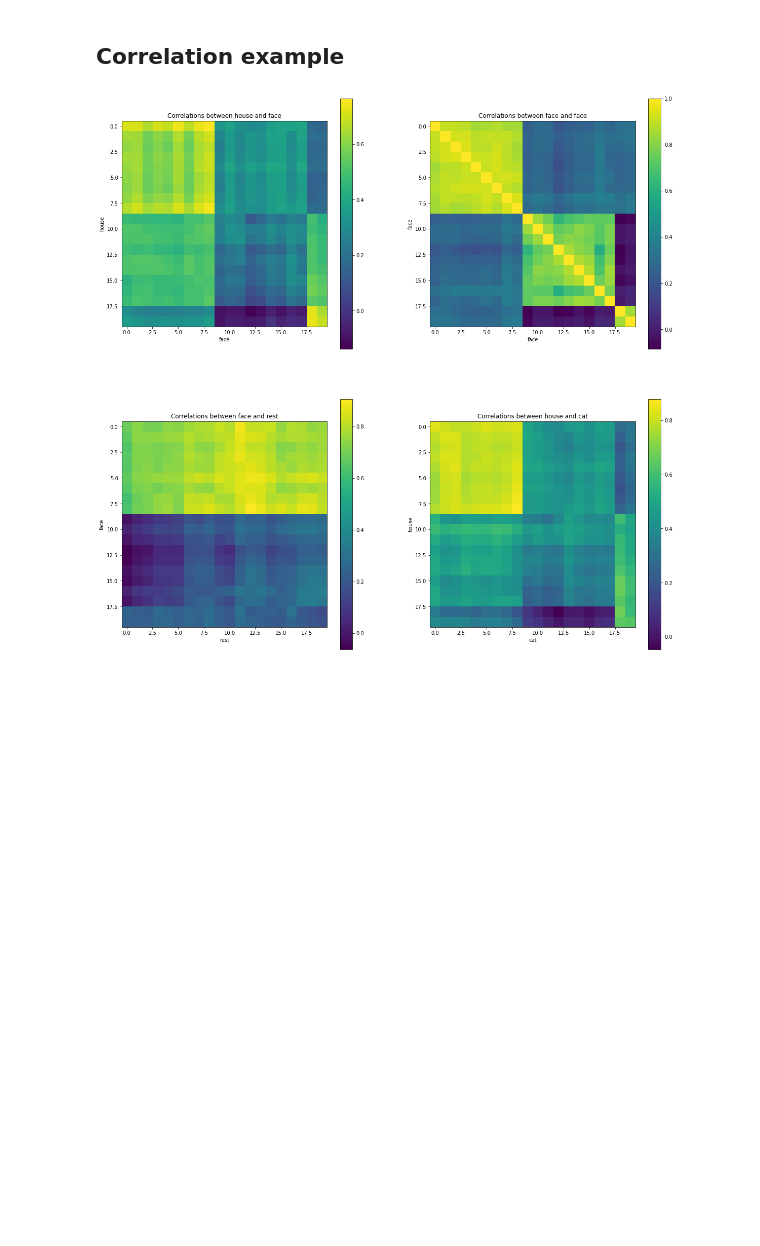
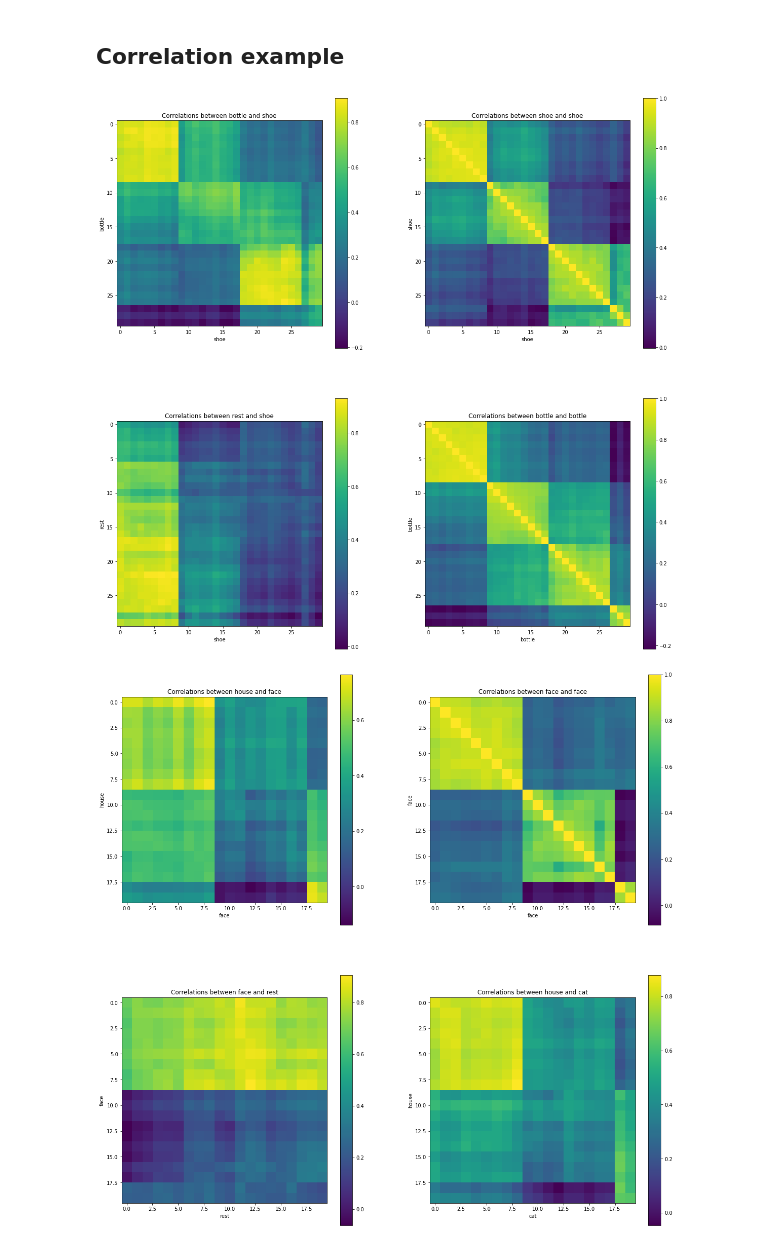
Before and after one commit to MohammadRaziei/FMRI-ANS, a Jupyter notebook: PYMVPA.ipynb, the cells around one changed output. Cells and saved outputs as stored; diff of their text form; code cells hidden in the pictures; blank space fills up the shorter version.

```diff
--- a/PYMVPA.ipynb
+++ b/PYMVPA.ipynb
@@ -201,14 +241,16 @@ def overall_corr(cat1, cat2, ds, xx=5, yy=5, step=1, maximall_exclude=True, maxi
   return np.mean(corr)
 # %%
 fig, ax = plt.subplots(2, 2, figsize=(20, 20))
-x, y = 30, 30
+x, y = 20, 20
 
 show_colormap_corr(ax=ax[0, 0], cat1="bottle", cat2="shoe", ds=ds, xx=x, yy=y)
 show_colormap_corr(ax=ax[0, 1], cat1="shoe", cat2="shoe", ds=ds, xx=x, yy=y)
 show_colormap_corr(ax=ax[1, 0], cat1="rest", cat2="shoe", ds=ds, xx=x, yy=y)
 show_colormap_corr(ax=ax[1, 1], cat1="bottle", cat2="bottle", ds=ds, xx=x, yy=y)
 
 fig.show()
+# %% [output]
+[figure, added]
 # %%
 fig, ax = plt.subplots(2, 2, figsize=(20, 20))
 x, y = 20, 20
```
Also changed, not shown: parts of 16 cells of this notebook.
